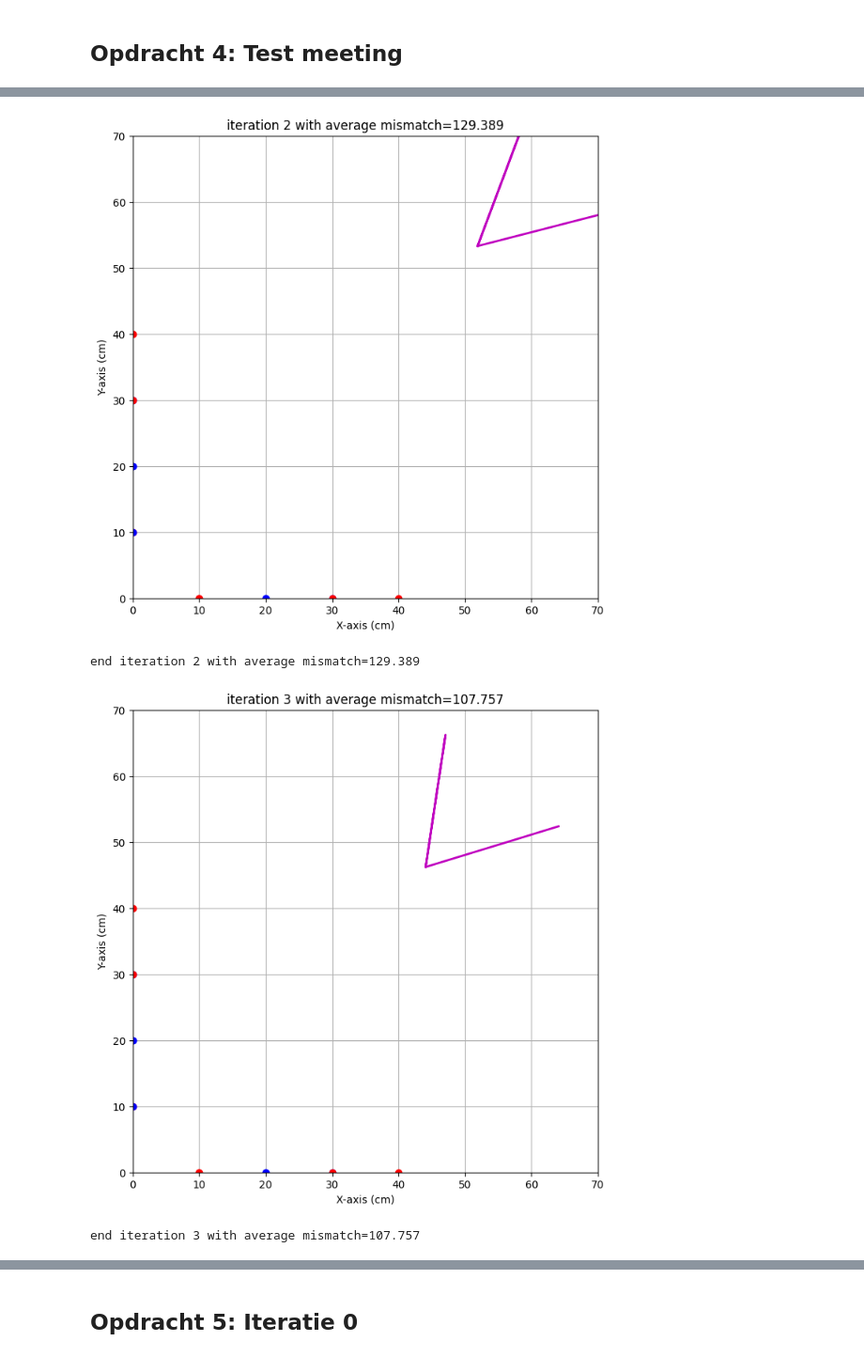
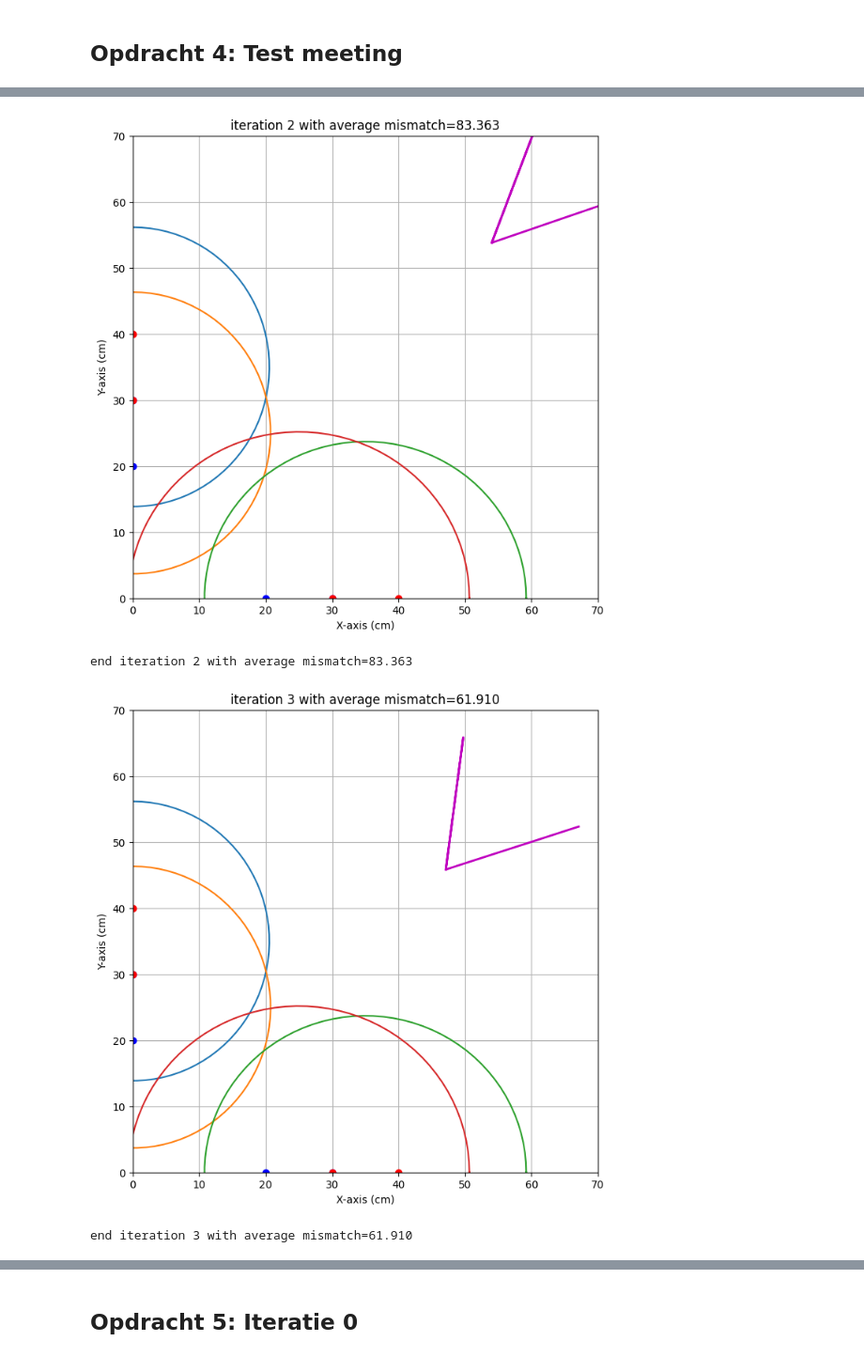
Before and after one commit to zidu2006/opdrachten-DEF-D, a Jupyter notebook: FysiekeOntwerpopdrachten/4OntwerpEenAlgoritmeEchoAkoestisch/DEFOntwerpopdracht4AlgoritmeInvulTemplate.ipynb, the cells around one changed output, grey strips where cells are left out. Shown at 94% size. Saved outputs shown, nothing was run; the diff lists cells and outputs as text; code cells hidden in the pictures.

```diff
--- a/FysiekeOntwerpopdrachten/4OntwerpEenAlgoritmeEchoAkoestisch/DEFOntwerpopdracht4AlgoritmeInvulTemplate.ipynb
+++ b/FysiekeOntwerpopdrachten/4OntwerpEenAlgoritmeEchoAkoestisch/DEFOntwerpopdracht4AlgoritmeInvulTemplate.ipynb
@@ -43,2 +43,15 @@ kalibratie-opstelling groep [nummer]
 # %%
-# verwerk hier jullie kalibratiemetingen
+afstand = [10,20,30, 40, 50, 60, 70]# cm
+frames = [240,530,830, 1090, 1380, 1660, 1950]
+
+import matplotlib.pyplot as plt
+import numpy as np
+plt.figure()
+plt.plot(frames, afstand)
+#plt.show()
+
+afstand_per_frame = afstand[2] / frames[2]
+print(afstand_per_frame)
+
+testmeting = 3110 # frames
+print(testmeting * afstand_per_frame)
@@ -54,13 +71,13 @@ kalibratie-opstelling groep [nummer]
 
 
 dataSanityCheck = pd.DataFrame(columns=["xs", "ys", "xr", "yr", "R"], data=[
-    [0,40,0,30,1.0],
-    [0,30,0,20,2.0],
-    [0,10,0,20,3.0],
-    [40,0,30,0,4.0],
-    [30,0,20,0,5.0],
-    [10,0,20,0,6.0],
-    [10,0,0,10,7.0]
+    [0,40,0,30,1170*afstand_per_frame],
+    [0,30,0,20,1180*afstand_per_frame],
+    #[0,10,0,20,"#"],
+    [40,0,30,0,1340*afstand_per_frame],
+    [30,0,20,0,1420*afstand_per_frame],
+    #[10,0,20,0,"#"],
+   # [10,0,0,10,"#"]
     ])
 
 resultaatSanityCheck = imagingDEF.imagingDEF(dataSanityCheck)
@@ -81,4 +95,4 @@ end iteration 1 with average mismatch=145.594
-[figure, old version]
+[figure, new version]
-end iteration 2 with average mismatch=129.389
+end iteration 2 with average mismatch=83.363
-[figure, old version]
+[figure, new version]
-end iteration 3 with average mismatch=107.757
+end iteration 3 with average mismatch=61.910
```
Also changed, not shown: parts of 5 cells of this notebook.
